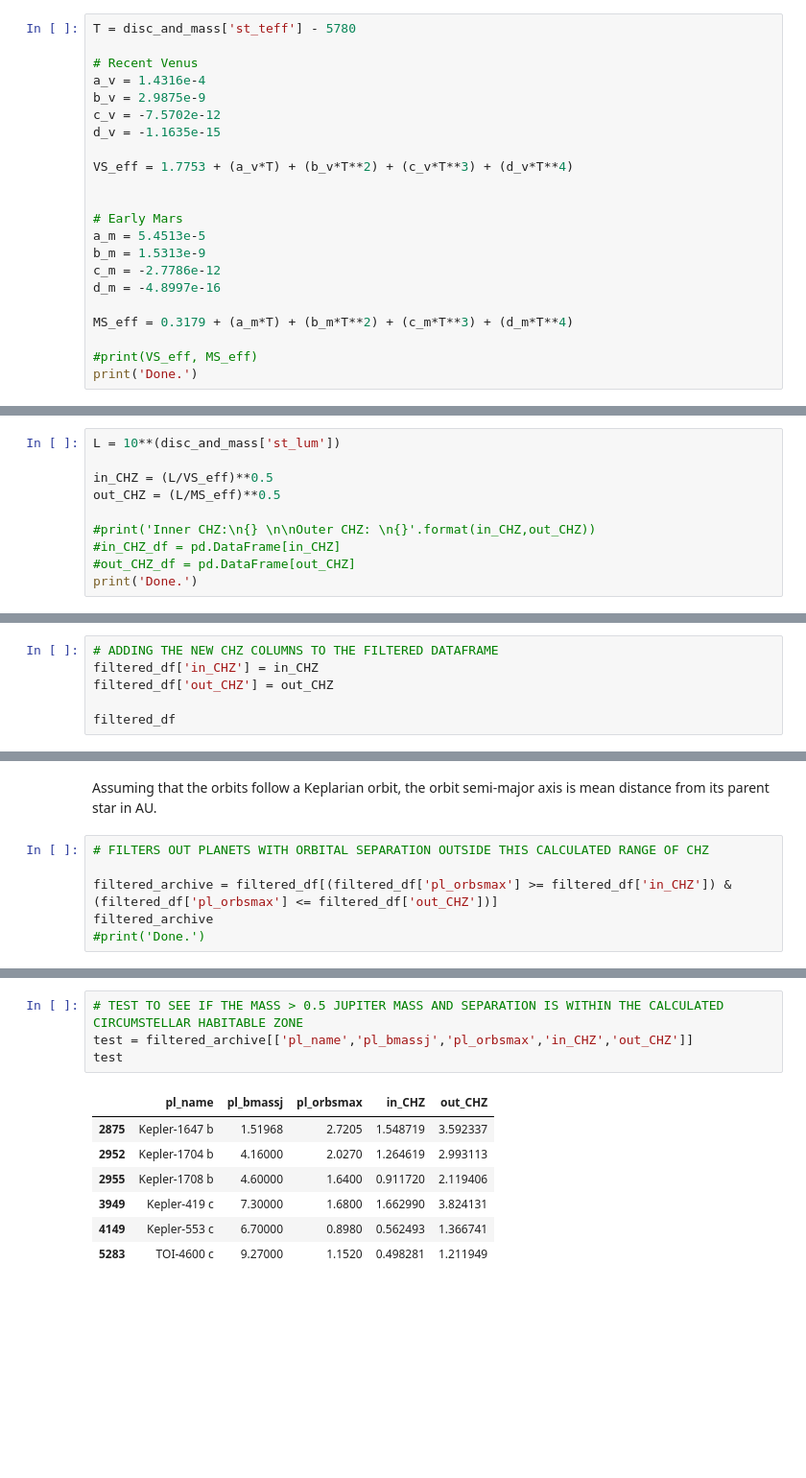
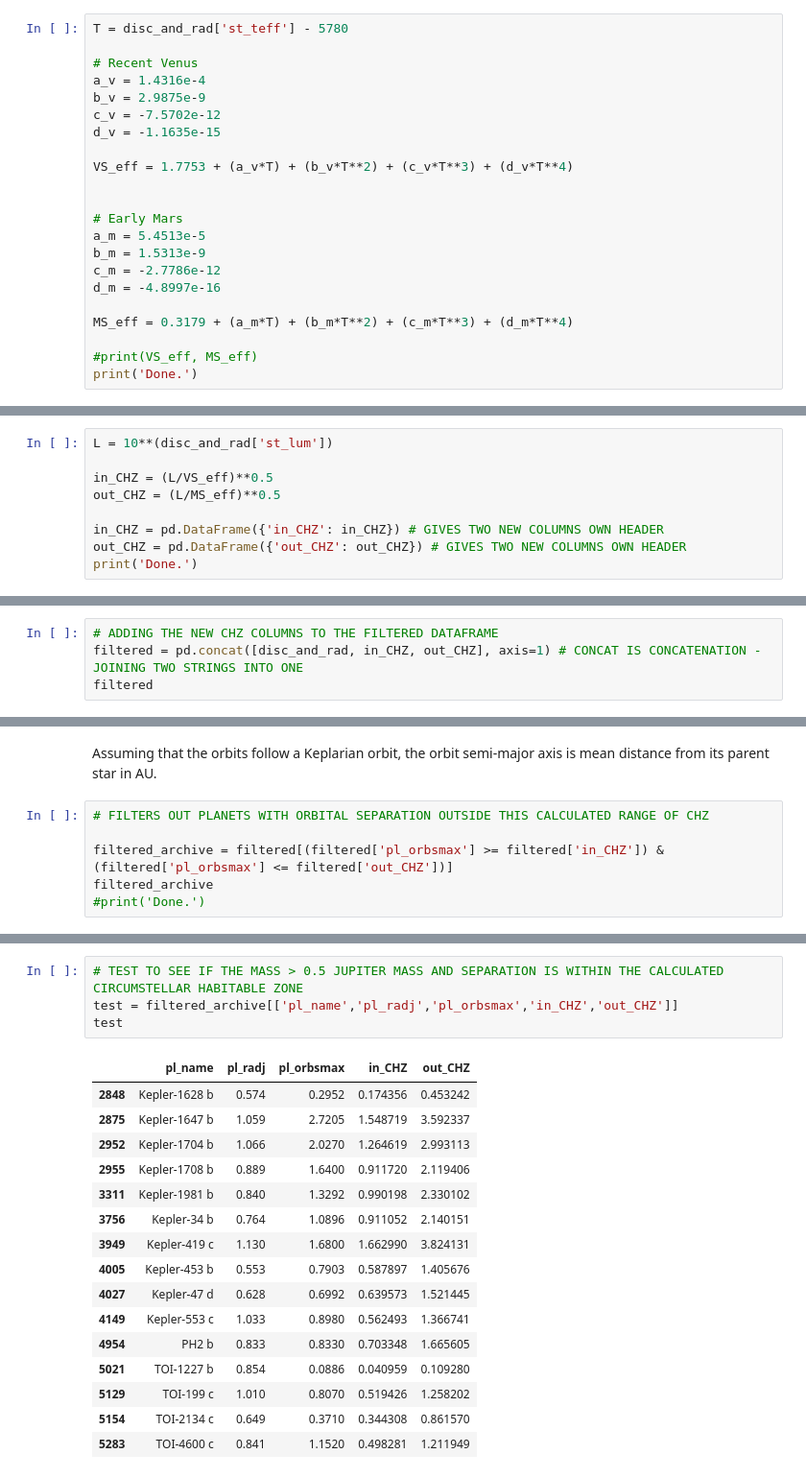
Before and after one commit to liamhall64/Habitable-Exomoons-2, a Jupyter notebook: Exomoon Code.ipynb, the cells around one changed output, grey strips where cells are left out. Shown: that part at 96% size. Drawn from its saved outputs; the diff is of its cells as text; blank space fills up the shorter version.

```diff
--- a/Exomoon Code.ipynb
+++ b/Exomoon Code.ipynb
@@ -35,7 +64,7 @@ Done.
 #### Using Equations from page 10 in Kopparapu et al (2013)
 ###### https://iopscience.iop.org/article/10.1088/0004-637X/765/2/131/pdf#page=10.44
 # %%
-T = disc_and_mass['st_teff'] - 5780
+T = disc_and_rad['st_teff'] - 5780
 
 # Recent Venus
 a_v = 1.4316e-4
@@ -59,21 +88,18 @@ print('Done.')
 # %% [output]
 Done.
 # %%
-L = 10**(disc_and_mass['st_lum'])
+L = 10**(disc_and_rad['st_lum'])
 
 in_CHZ = (L/VS_eff)**0.5
 out_CHZ = (L/MS_eff)**0.5
 
-#print('Inner CHZ:\n{} \n\nOuter CHZ: \n{}'.format(in_CHZ,out_CHZ))
-#in_CHZ_df = pd.DataFrame[in_CHZ]
-#out_CHZ_df = pd.DataFrame[out_CHZ]
+in_CHZ = pd.DataFrame({'in_CHZ': in_CHZ}) # GIVES TWO NEW COLUMNS OWN HEADER
+out_CHZ = pd.DataFrame({'out_CHZ': out_CHZ}) # GIVES TWO NEW COLUMNS OWN HEADER
 print('Done.')
 # %% [output]
 Done.
 # %%
 # ADDING THE NEW CHZ COLUMNS TO THE FILTERED DATAFRAME
-filtered_df['in_CHZ'] = in_CHZ
-filtered_df['out_CHZ'] = out_CHZ
-
-filtered_df
+filtered = pd.concat([disc_and_rad, in_CHZ, out_CHZ], axis=1) # CONCAT IS CONCATENATION - JOINING TWO STRINGS INTO ONE
+filtered
 # %% [output]
@@ -105,7 +121,7 @@ Assuming that the orbits follow a Keplarian orbit, the orbit semi-major axis is
 # %%
 # FILTERS OUT PLANETS WITH ORBITAL SEPARATION OUTSIDE THIS CALCULATED RANGE OF CHZ
 
-filtered_archive = filtered_df[(filtered_df['pl_orbsmax'] >= filtered_df['in_CHZ']) & (filtered_df['pl_orbsmax'] <= filtered_df['out_CHZ'])]
+filtered_archive = filtered[(filtered['pl_orbsmax'] >= filtered['in_CHZ']) & (filtered['pl_orbsmax'] <= filtered['out_CHZ'])]
 filtered_archive
 #print('Done.')
 # %% [output]
@@ -120,12 +145,21 @@ filtered_archive
 # %%
 # TEST TO SEE IF THE MASS > 0.5 JUPITER MASS AND SEPARATION IS WITHIN THE CALCULATED CIRCUMSTELLAR HABITABLE ZONE
-test = filtered_archive[['pl_name','pl_bmassj','pl_orbsmax','in_CHZ','out_CHZ']]
+test = filtered_archive[['pl_name','pl_radj','pl_orbsmax','in_CHZ','out_CHZ']]
 test
 # %% [output]
-|  | pl_name | pl_bmassj | pl_orbsmax | in_CHZ | out_CHZ |
-| 2875 | Kepler-1647 b | 1.51968 | 2.7205 | 1.548719 | 3.592337 |
-| 2952 | Kepler-1704 b | 4.16000 | 2.0270 | 1.264619 | 2.993113 |
-| 2955 | Kepler-1708 b | 4.60000 | 1.6400 | 0.911720 | 2.119406 |
-| 3949 | Kepler-419 c | 7.30000 | 1.6800 | 1.662990 | 3.824131 |
-| 4149 | Kepler-553 c | 6.70000 | 0.8980 | 0.562493 | 1.366741 |
-| 5283 | TOI-4600 c | 9.27000 | 1.1520 | 0.498281 | 1.211949 |
+|  | pl_name | pl_radj | pl_orbsmax | in_CHZ | out_CHZ |
+| 2848 | Kepler-1628 b | 0.574 | 0.2952 | 0.174356 | 0.453242 |
+| 2875 | Kepler-1647 b | 1.059 | 2.7205 | 1.548719 | 3.592337 |
+| 2952 | Kepler-1704 b | 1.066 | 2.0270 | 1.264619 | 2.993113 |
+| 2955 | Kepler-1708 b | 0.889 | 1.6400 | 0.911720 | 2.119406 |
+| 3311 | Kepler-1981 b | 0.840 | 1.3292 | 0.990198 | 2.330102 |
+| 3756 | Kepler-34 b | 0.764 | 1.0896 | 0.911052 | 2.140151 |
+| 3949 | Kepler-419 c | 1.130 | 1.6800 | 1.662990 | 3.824131 |
+| 4005 | Kepler-453 b | 0.553 | 0.7903 | 0.587897 | 1.405676 |
+| 4027 | Kepler-47 d | 0.628 | 0.6992 | 0.639573 | 1.521445 |
+| 4149 | Kepler-553 c | 1.033 | 0.8980 | 0.562493 | 1.366741 |
+| 4954 | PH2 b | 0.833 | 0.8330 | 0.703348 | 1.665605 |
+| 5021 | TOI-1227 b | 0.854 | 0.0886 | 0.040959 | 0.109280 |
+| 5129 | TOI-199 c | 1.010 | 0.8070 | 0.519426 | 1.258202 |
+| 5154 | TOI-2134 c | 0.649 | 0.3710 | 0.344308 | 0.861570 |
+| 5283 | TOI-4600 c | 0.841 | 1.1520 | 0.498281 | 1.211949 |
```
Also changed, not shown: parts of 6 cells of this notebook.
